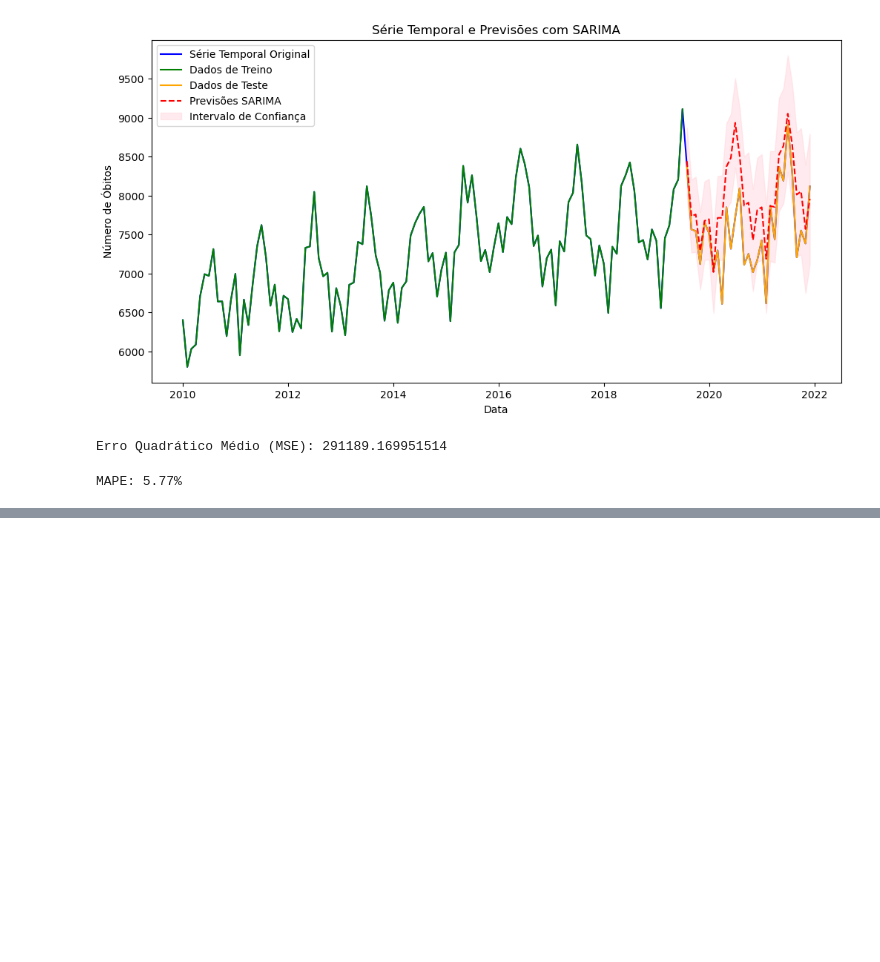
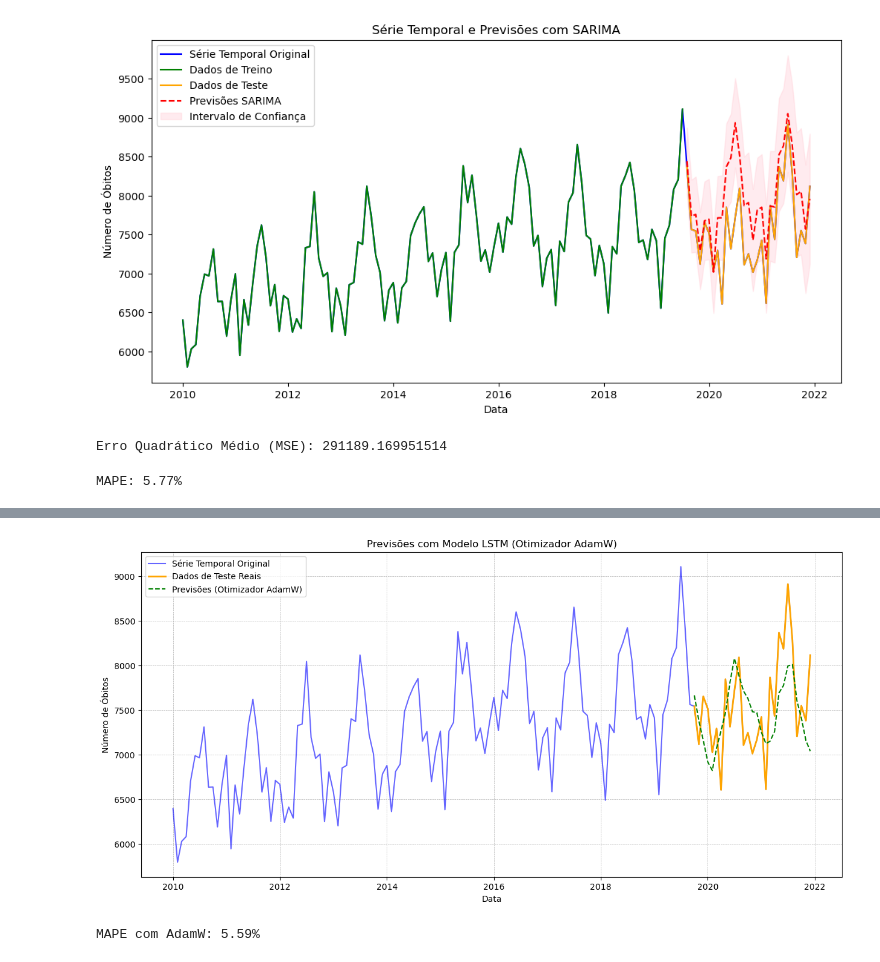
Before and after one commit to VitorAmadeu/Analise-de-dados-do-SIM, a Jupyter notebook: Modelagem Serie Temporal.ipynb, the cells around one changed output, grey strips where cells are left out. Saved outputs shown, nothing was run; the diff lists cells and outputs as text; code cells hidden in the pictures; blank space fills up the shorter version.

```diff
--- a/Modelagem Serie Temporal.ipynb
+++ b/Modelagem Serie Temporal.ipynb
@@ -312,0 +523,24 @@ MAPE: 6.07%
+# %%
+# 6. Fazer previsões e avaliar
+predictions_adamw = model_adamw.predict(X_test)
+predictions_adamw = scaler.inverse_transform(predictions_adamw)
+y_test_real = scaler.inverse_transform(y_test.reshape(-1, 1))
+
+# 7. Plotar resultados no padrão solicitado
+plt.figure(figsize=(15, 7))
+plt.plot(series_temporal.index, series_temporal, label='Série Temporal Original', color='blue', alpha=0.6)
+plt.plot(series_temporal.index[-len(y_test):], y_test_real, label='Dados de Teste Reais', color='orange', linewidth=2)
+# Usando as variáveis e rótulos corretos para AdamW
+plt.plot(series_temporal.index[-len(y_test):], predictions_adamw, label='Previsões (Otimizador AdamW)', color='green', linestyle='--')
+plt.title('Previsões com Modelo LSTM (Otimizador AdamW)')
+plt.xlabel('Data')
+plt.ylabel('Número de Óbitos')
+plt.legend()
+plt.grid(True, which='both', linestyle='--', linewidth=0.5)
+plt.show()
+
+# Calcular o MAPE
+from sklearn.metrics import mean_absolute_percentage_error
+mape_adamw = mean_absolute_percentage_error(y_test_real, predictions_adamw) * 100
+print(f'MAPE com AdamW: {mape_adamw:.2f}%')
+# %% [output]
@@ -312,0 +548,2 @@ MAPE: 6.07%
+[figure, added]
+MAPE com AdamW: 5.59%
```
Also changed, not shown: parts of 18 cells of this notebook.
